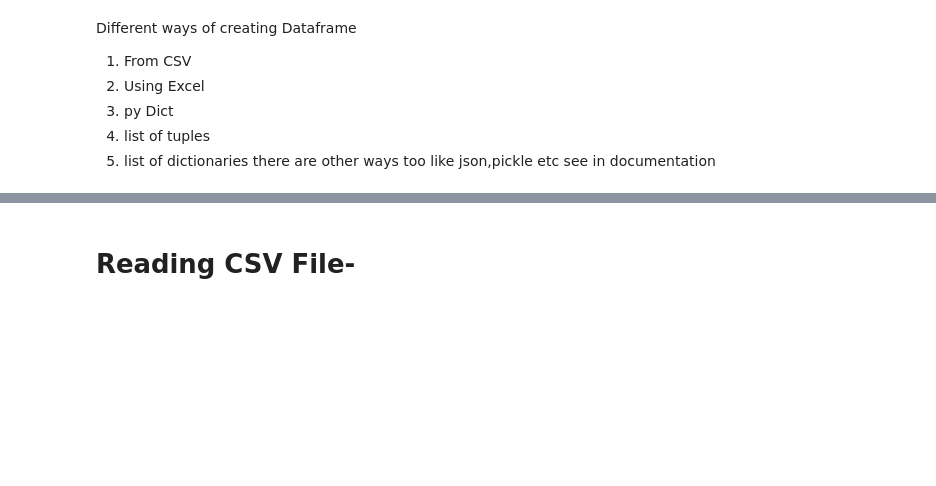
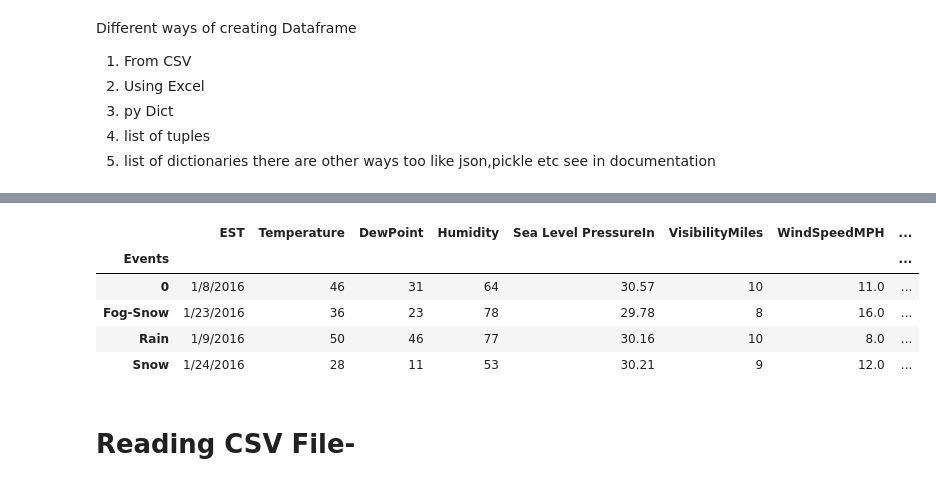
Before and after one commit to Adityajn/Machine-Learning-Algos, a Jupyter notebook: pandas.ipynb, the cells around one changed output, grey strips where cells are left out. Saved outputs shown, nothing was run; the diff lists cells and outputs as text; code cells hidden in the pictures; blank space fills up the shorter version.

```diff
--- a/pandas.ipynb
+++ b/pandas.ipynb
@@ -280,0 +295,7 @@ test_le = df.iloc[891:].copy()
+# %%
+print(df.Events.unique())
+g = df.groupby('Events') #forms DataFrameGroupBy object
+for event,event_df in g:
+    print("-----"+event+"-----")
+    print(event_df[['EST','Temperature','Humidity']].head(1))
+g.get_group('Snow')
@@ -281,3 +320,14 @@ test_le = df.iloc[891:].copy()
+# %%
+# g.statistics()
+# g.mean()
+g.max() #maximum for all groups for all columns
+# %% [output]
+|  | EST | Temperature | DewPoint | Humidity | Sea Level PressureIn | VisibilityMiles | WindSpeedMPH | ... |
+| Events |  |  |  |  |  |  |  | ... |
+| 0 | 1/8/2016 | 46 | 31 | 64 | 30.57 | 10 | 11.0 | ... |
+| Fog-Snow | 1/23/2016 | 36 | 23 | 78 | 29.78 | 8 | 16.0 | ... |
+| Rain | 1/9/2016 | 50 | 46 | 77 | 30.16 | 10 | 8.0 | ... |
+| Snow | 1/24/2016 | 28 | 11 | 53 | 30.21 | 9 | 12.0 | ... |
 # %% [markdown]
 # Reading CSV File-
 # %%
```
Also changed, not shown: parts of 29 cells of this notebook.
